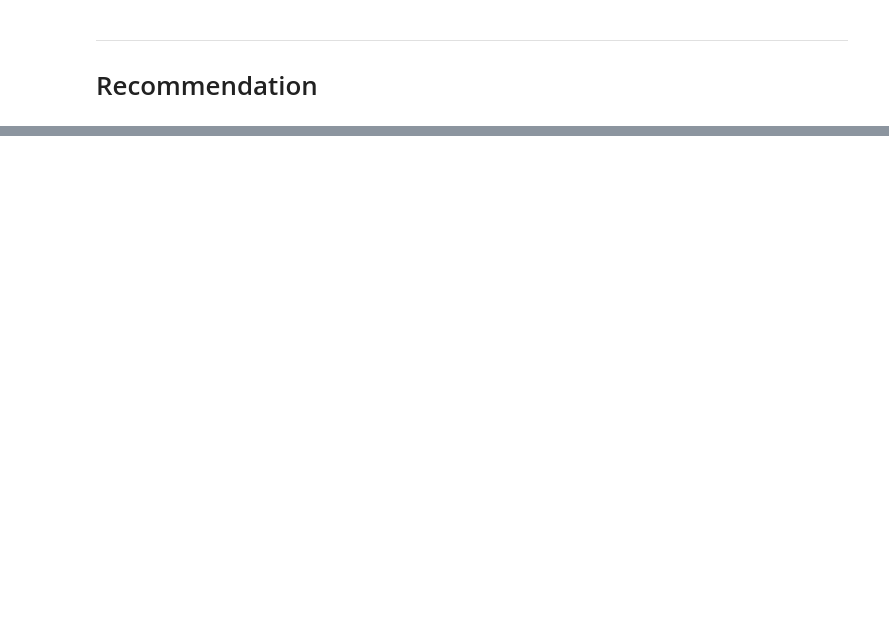
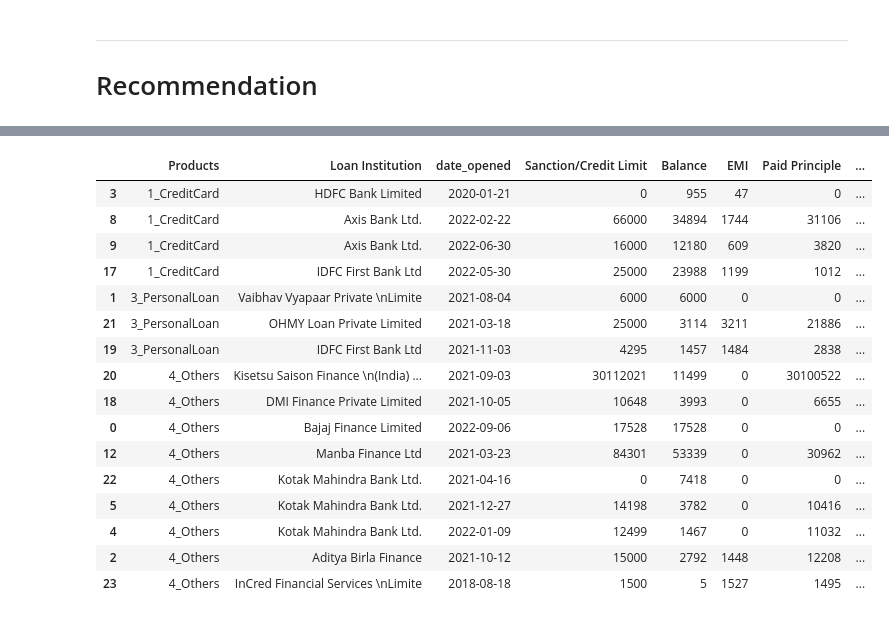
Before and after one commit to Satyajeetkadu/E-rebay, a Jupyter notebook: sandbox.ipynb, the cells around one changed output, grey strips where cells are left out. Cells and saved outputs as stored; diff of their text form; code cells hidden in the pictures; blank space fills up the shorter version.

```diff
--- a/sandbox.ipynb
+++ b/sandbox.ipynb
@@ -58,3 +38,28 @@ df
+# %%
+# create date_diff column
+df['date_diff'] = df.apply(lambda x: diff_month(datetime.date.today(), x['date_opened']), axis=1)
+# if date_diff is less than 12 months and product is 3_PersonalLoan drop row
+df = df.drop(df[(df['date_diff'] < 12) & (df['Products'].isin(['3_PersonalLoan','5_AutoLoan','6_HouseLoan']))].index)
+# df.drop(['date_diff'], axis=1, inplace=True)
+df
+# %% [output]
+|  | Products | Loan Institution | date_opened | Sanction/Credit Limit | Balance | EMI | Paid Principle | ... |
+| 3 | 1_CreditCard | HDFC Bank Limited | 2020-01-21 | 0 | 955 | 47 | 0 | ... |
+| 8 | 1_CreditCard | Axis Bank Ltd. | 2022-02-22 | 66000 | 34894 | 1744 | 31106 | ... |
+| 9 | 1_CreditCard | Axis Bank Ltd. | 2022-06-30 | 16000 | 12180 | 609 | 3820 | ... |
+| 17 | 1_CreditCard | IDFC First Bank Ltd | 2022-05-30 | 25000 | 23988 | 1199 | 1012 | ... |
+| 1 | 3_PersonalLoan | Vaibhav Vyapaar Private \nLimite | 2021-08-04 | 6000 | 6000 | 0 | 0 | ... |
+| 21 | 3_PersonalLoan | OHMY Loan Private Limited | 2021-03-18 | 25000 | 3114 | 3211 | 21886 | ... |
+| 19 | 3_PersonalLoan | IDFC First Bank Ltd | 2021-11-03 | 4295 | 1457 | 1484 | 2838 | ... |
+| 20 | 4_Others | Kisetsu Saison Finance \n(India) ... | 2021-09-03 | 30112021 | 11499 | 0 | 30100522 | ... |
+| 18 | 4_Others | DMI Finance Private Limited | 2021-10-05 | 10648 | 3993 | 0 | 6655 | ... |
+| 0 | 4_Others | Bajaj Finance Limited | 2022-09-06 | 17528 | 17528 | 0 | 0 | ... |
+| 12 | 4_Others | Manba Finance Ltd | 2021-03-23 | 84301 | 53339 | 0 | 30962 | ... |
+| 22 | 4_Others | Kotak Mahindra Bank Ltd. | 2021-04-16 | 0 | 7418 | 0 | 0 | ... |
+| 5 | 4_Others | Kotak Mahindra Bank Ltd. | 2021-12-27 | 14198 | 3782 | 0 | 10416 | ... |
+| 4 | 4_Others | Kotak Mahindra Bank Ltd. | 2022-01-09 | 12499 | 1467 | 0 | 11032 | ... |
+| 2 | 4_Others | Aditya Birla Finance | 2021-10-12 | 15000 | 2792 | 1448 | 12208 | ... |
+| 23 | 4_Others | InCred Financial Services \nLimite | 2018-08-18 | 1500 | 5 | 1527 | 1495 | ... |
 # %%
 salary = 100000
 if(salary <= 50000):
```
Also changed, not shown: parts of 4 cells of this notebook, 1 other file.
